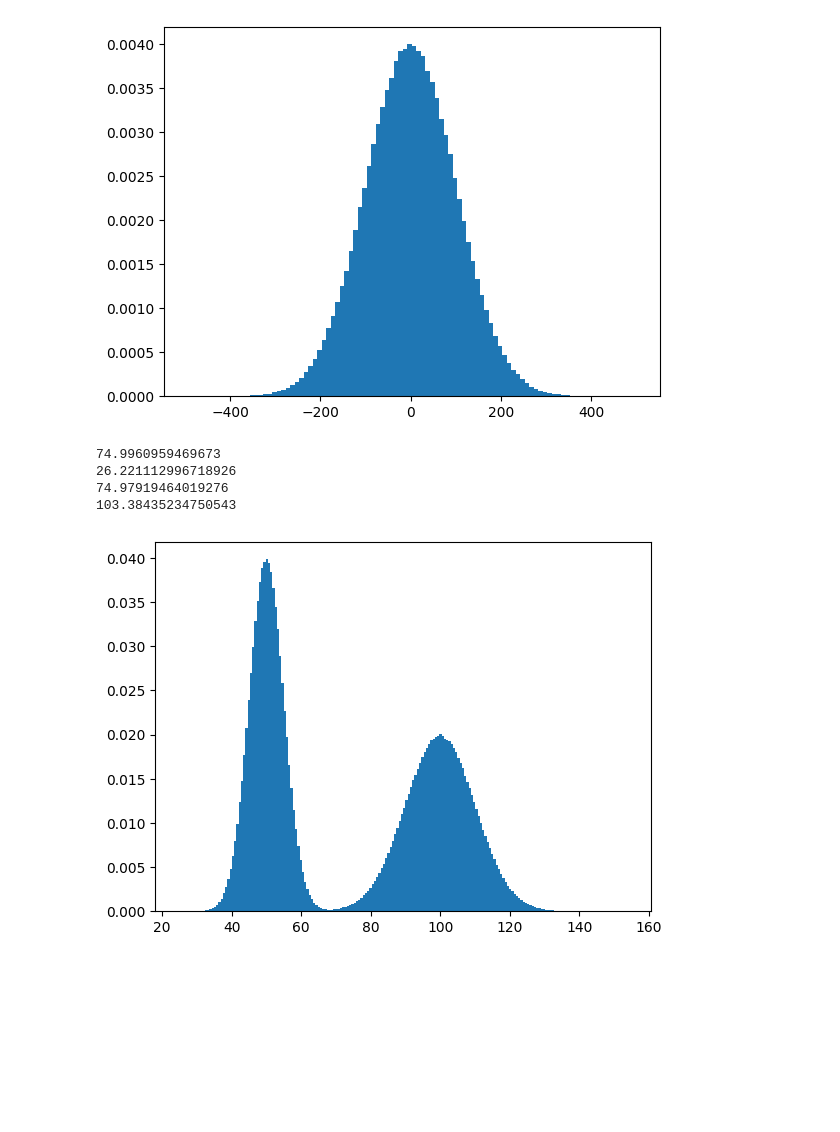
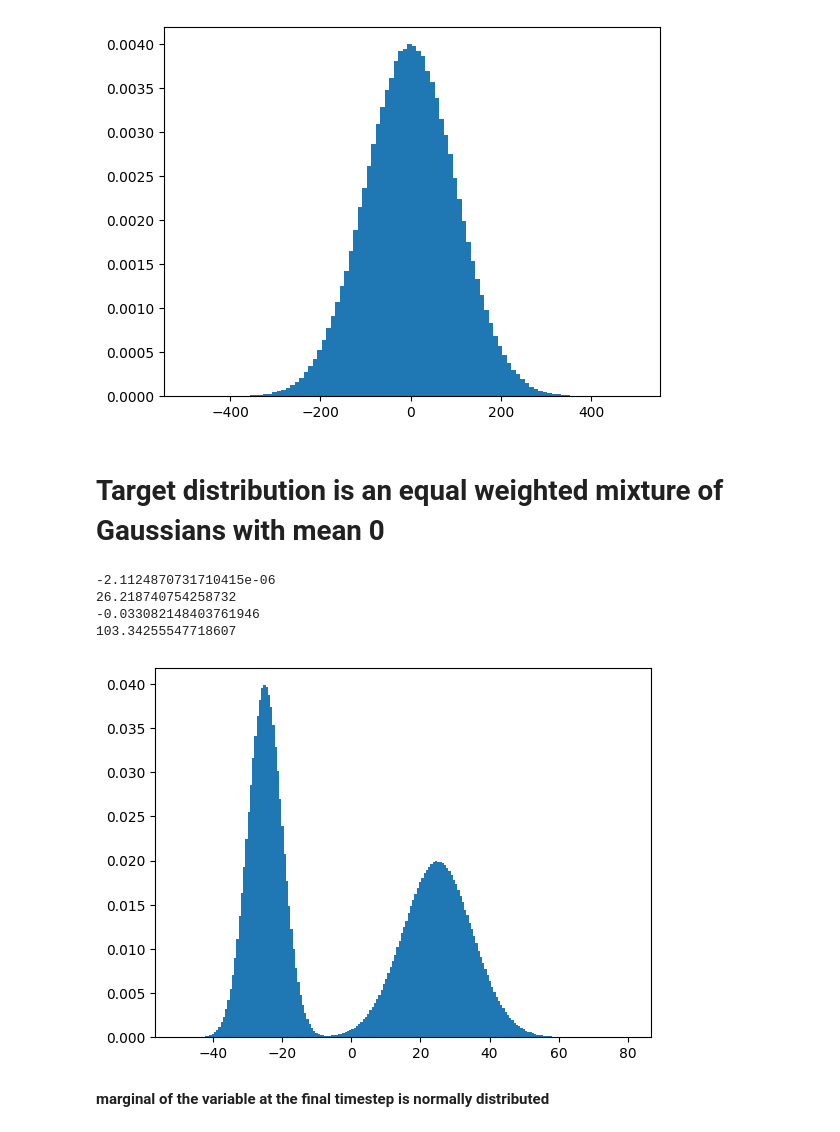
Before and after one commit to ijamil1/Diffusion, a Jupyter notebook: Gaussian_Diffusion_forward_process_visualized.ipynb, the cells around one changed output. Saved outputs shown, nothing was run; the diff lists cells and outputs as text; code cells hidden in the pictures; blank space fills up the shorter version.

```diff
--- a/Gaussian_Diffusion_forward_process_visualized.ipynb
+++ b/Gaussian_Diffusion_forward_process_visualized.ipynb
@@ -91,45 +99,49 @@ hist(samples, bins = 100, density = True)
          502.04111866]),
  <BarContainer object of 100 artists>)
 [figure]
+# %% [markdown]
+# Target distribution is an equal weighted mixture of Gaussians with mean 0
 # %%
-mu1 = 50
-mu2 = 100
+mu1 = -25
+mu2 = 25
 
 std_dev1 = 5
 std_dev2 = 10
 
 size = 10000000
 
 samples1 = norm.rvs(loc=mu1, scale=std_dev1, size=size)
 samples2 = norm.rvs(loc=mu2, scale=std_dev2, size=size)
 
 
 selector = np.random.rand(size) < 0.5  # True → use samples1, False → use samples2
 
 # Vectorized selection
 mixture_samples = np.where(selector, samples1, samples2)
 
 print(np.mean(mixture_samples))
 print(np.std(mixture_samples))
 
 values = hist(mixture_samples, bins=200, density=True)
 
 
 std_dev = 0.001
 T = 10 ** 10
 num_samples = 10 ** 6
 
 # Vectorized sampling
 samples = norm.rvs(loc=mixture_samples, scale=std_dev * np.sqrt(T))
 
 print(np.mean(samples))
 print(np.std(samples))
 # %% [output]
-74.9960959469673
-26.221112996718926
-74.97919464019276
-103.38435234750543
+-2.1124870731710415e-06
+26.218740754258732
+-0.033082148403761946
+103.34255547718607
-[figure, old version]
+[figure, new version]
+# %% [markdown]
+**marginal of the variable at the final timestep is normally distributed**
 # %%
 hist(samples, bins = 200, density=True)
 # %% [output]
```
Also changed, not shown: parts of 5 cells of this notebook.
